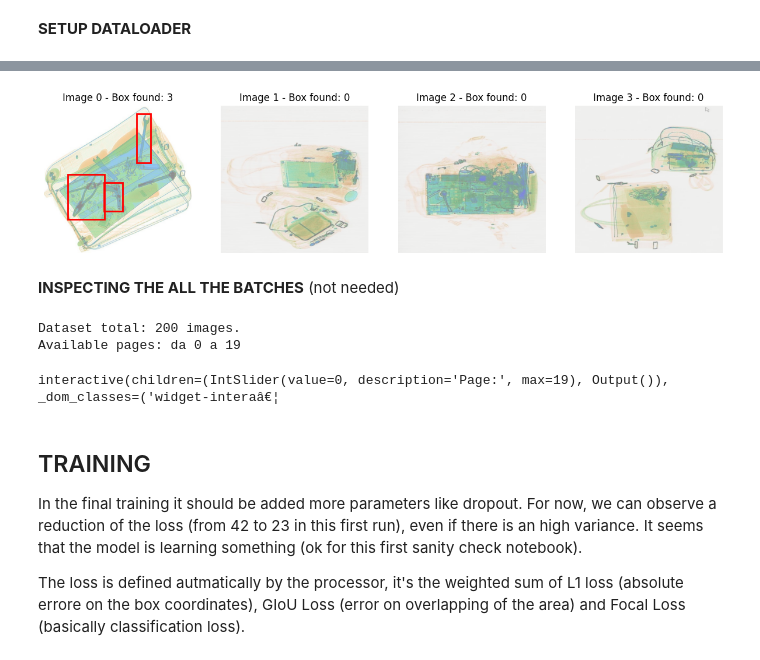
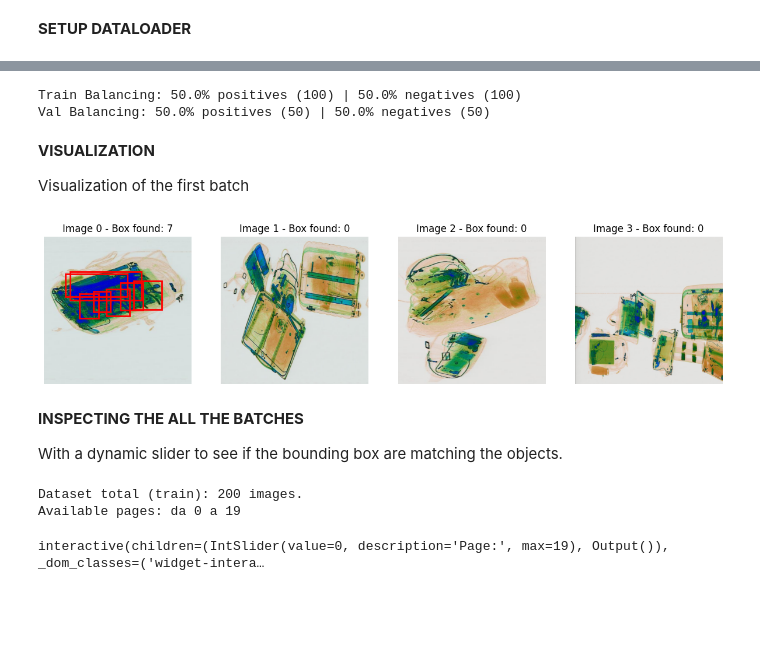
Before and after one commit to angelo4o4/sixray-kd, a Jupyter notebook: notebooks/experiments/00_sanity_check.ipynb, the cells around one changed output, grey strips where cells are left out. Drawn from its saved outputs; the diff is of its cells as text; code cells hidden in the pictures; blank space fills up the shorter version.

Commit message:
improve sanity check notebook

```diff
--- a/notebooks/experiments/00_sanity_check.ipynb
+++ b/notebooks/experiments/00_sanity_check.ipynb
@@ -45,9 +65,10 @@ CHECKPOINT_DIR = "/content/drive/MyDrive/DatasetAPAI/SIXray_Project/checkpoints"
 # %%
 # Paths
-LOCAL_EXTRACT_PATH = "/content/data/subset"
-CHECKPOINT_DIR     = "/content/drive/MyDrive/DatasetAPAI/SIXray_Project/checkpoints"
+LOCAL_EXTRACT_PATH = "/content/data"
 TRAIN_IMG_DIR      = os.path.join(LOCAL_EXTRACT_PATH, "train", "images")
 TRAIN_JSON         = os.path.join(LOCAL_EXTRACT_PATH, "train.json")
+TEST_IMG_DIR       = os.path.join(LOCAL_EXTRACT_PATH, "test", "images")
+TEST_JSON          = os.path.join(LOCAL_EXTRACT_PATH, "test.json")
 
 os.makedirs(CHECKPOINT_DIR, exist_ok=True)
 # %% [markdown]
@@ -62,0 +76,6 @@ print("Model loaded to GPU")
+# %%
+from src.data.labels import load_label_maps_from_file
+
+id2label, label2id, num_labels = load_label_maps_from_file(TRAIN_JSON)
+processor, model = load_teacher(MODEL_NAME, id2label, label2id, device=device)
+print(f"Model loaded with {num_labels} classes: {list(id2label.values())}")
@@ -118,3 +165,31 @@ Labels of first element: {'size': tensor([640, 640]), 'image_id': tensor([12]),
+# %%
+# Double checking the percentage of positive and negative images
+# TRAINING SET
+extracted_pos_train = min(NUM_SAMPLES, n_pos)
+extracted_neg_train = min(NUM_SAMPLES, n_neg)
+total_extracted_train = extracted_pos_train + extracted_neg_train
+
+perc_pos_train = (extracted_pos_train / total_extracted_train) * 100
+perc_neg_train = (extracted_neg_train / total_extracted_train) * 100
+
+print(f"Train Balancing: {perc_pos_train:.1f}% positives ({extracted_pos_train}) | {perc_neg_train:.1f}% negatives ({extracted_neg_train})")
+
+# VALIDATION SET
+extracted_pos_val = min(VAL_SAMPLES, v_pos)
+extracted_neg_val = min(VAL_SAMPLES, v_neg)
+total_extracted_val = extracted_pos_val + extracted_neg_val
+
+perc_pos_val = (extracted_pos_val / total_extracted_val) * 100
+perc_neg_val = (extracted_neg_val / total_extracted_val) * 100
+
+print(f"Val Balancing: {perc_pos_val:.1f}% positives ({extracted_pos_val}) | {perc_neg_val:.1f}% negatives ({extracted_neg_val})")
+# %% [output]
+Train Balancing: 50.0% positives (100) | 50.0% negatives (100)
+Val Balancing: 50.0% positives (50) | 50.0% negatives (50)
+# %% [markdown]
+**VISUALIZATION**
+
+Visualization of the first batch
 # %%
 import matplotlib.pyplot as plt
 import matplotlib.patches as patches
@@ -126,38 +201,39 @@ def visualize_batch(batch, n_images=4):
 
     fig, axs = plt.subplots(1, n_images, figsize=(15, 7))
     if n_images == 1: axs = [axs]
 
     for i in range(n_images):
-        # Denormalization of the image
+        # Processor rescales to [0, 1] (do_normalize=False for RT-DETR)
         img = images[i].permute(1, 2, 0).numpy()
-        img = (img * 0.5) + 0.5
         img = np.clip(img, 0, 1)
 
         axs[i].imshow(img)
 
         # Drawing bounding boxes
         # RT-DETR uses natively format [cx, cy, w, h] normalized
         h, w, _ = img.shape
         for box in labels[i]["boxes"]:
             cx, cy, bw, bh = box.numpy()
             xmin = (cx - bw/2) * w
             ymin = (cy - bh/2) * h
             rect = patches.Rectangle(
                 (xmin, ymin), bw * w, bh * h,
                 linewidth=2, edgecolor='r', facecolor='none'
             )
             axs[i].add_patch(rect)
 
         axs[i].set_title(f"Image {i} - Box found: {len(labels[i]['boxes'])}")
         axs[i].axis('off')
 
     plt.show()
 
 visualize_batch(batch)
 # %% [output]
-[figure, old version]
+[figure, new version]
-# %% [markdown]
-**INSPECTING THE ALL THE BATCHES** (not needed)
+# %% [markdown]
+**INSPECTING THE ALL THE BATCHES**
+
+With a dynamic slider to see if the bounding box are matching the objects.
 # %%
 from ipywidgets import interact, IntSlider
 
@@ -179,7 +255,6 @@ def inspect_dataset(pagina):
         labels = item["labels"]
 
         img = img_tensor.permute(1, 2, 0).numpy()
-        img = (img * 0.5) + 0.5
         img = np.clip(img, 0, 1)
 
         axs[i].imshow(img)
@@ -208,16 +283,10 @@ def inspect_dataset(pagina):
     plt.show()
 
 # Interactive slider
-print(f"Dataset total: {len(mini_dataset)} images.")
+print(f"Dataset total (train): {len(mini_dataset)} images.")
 print(f"Available pages: da 0 a {TOTAL_PAGES}")
 interact(inspect_dataset, pagina=IntSlider(min=0, max=TOTAL_PAGES, step=1, value=0, description="Page:"));
 # %% [output]
-Dataset total: 200 images.
+Dataset total (train): 200 images.
 Available pages: da 0 a 19
-interactive(children=(IntSlider(value=0, description='Page:', max=19), Output()), _dom_classes=('widget-interaâ€¦
+interactive(children=(IntSlider(value=0, description='Page:', max=19), Output()), _dom_classes=('widget-intera…
-# %% [markdown]
-## TRAINING
-
-In the final training it should be added more parameters like dropout. For now, we can observe a reduction of the loss (from 42 to 23 in this first run), even if there is an high variance. It seems that the model is learning something (ok for this first sanity check notebook).
-
-The loss is defined autmatically by the processor, it's the weighted sum of L1 loss (absolute errore on the box coordinates), GIoU Loss (error on overlapping of the area) and Focal Loss (basically classification loss).
```
Also changed, not shown: parts of 12 cells of this notebook.
